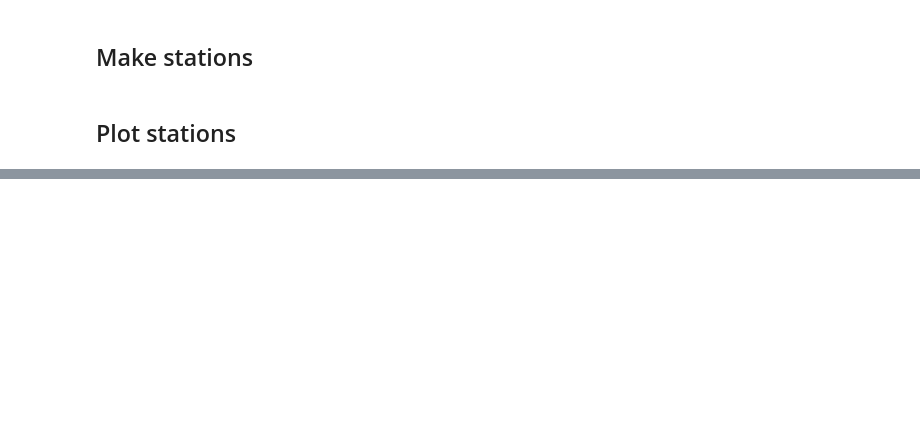
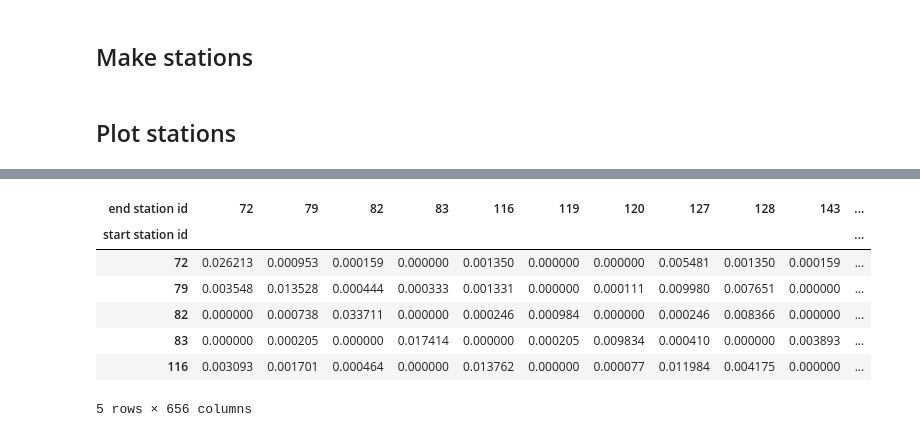
Before and after one commit to RafalKucharskiPK/DataScience_for_TransportationResearch, a Jupyter notebook: demo.ipynb, the cells around one changed output, grey strips where cells are left out. Cells and saved outputs as stored; diff of their text form; code cells hidden in the pictures; blank space fills up the shorter version.

```diff
--- a/demo.ipynb
+++ b/demo.ipynb
@@ -151,0 +249,13 @@ up right on your Plotly figure!
+# %%
+relative_OD = matrix.size().groupby(level=0).apply(lambda x: x / float(x.sum()))
+relative_OD = relative_OD.unstack().fillna(0)
+relative_OD.head()
+# %% [output]
+| end station id | 72 | 79 | 82 | 83 | 116 | 119 | 120 | 127 | 128 | 143 | ... |
+| start station id |  |  |  |  |  |  |  |  |  |  | ... |
+| 72 | 0.026213 | 0.000953 | 0.000159 | 0.000000 | 0.001350 | 0.000000 | 0.000000 | 0.005481 | 0.001350 | 0.000159 | ... |
+| 79 | 0.003548 | 0.013528 | 0.000444 | 0.000333 | 0.001331 | 0.000000 | 0.000111 | 0.009980 | 0.007651 | 0.000000 | ... |
+| 82 | 0.000000 | 0.000738 | 0.033711 | 0.000000 | 0.000246 | 0.000984 | 0.000000 | 0.000246 | 0.008366 | 0.000000 | ... |
+| 83 | 0.000000 | 0.000205 | 0.000000 | 0.017414 | 0.000000 | 0.000205 | 0.009834 | 0.000410 | 0.000000 | 0.003893 | ... |
+| 116 | 0.003093 | 0.001701 | 0.000464 | 0.000000 | 0.013762 | 0.000000 | 0.000077 | 0.011984 | 0.004175 | 0.000000 | ... |
+5 rows × 656 columns
```
Also changed, not shown: parts of 18 cells of this notebook, 1 other file.
